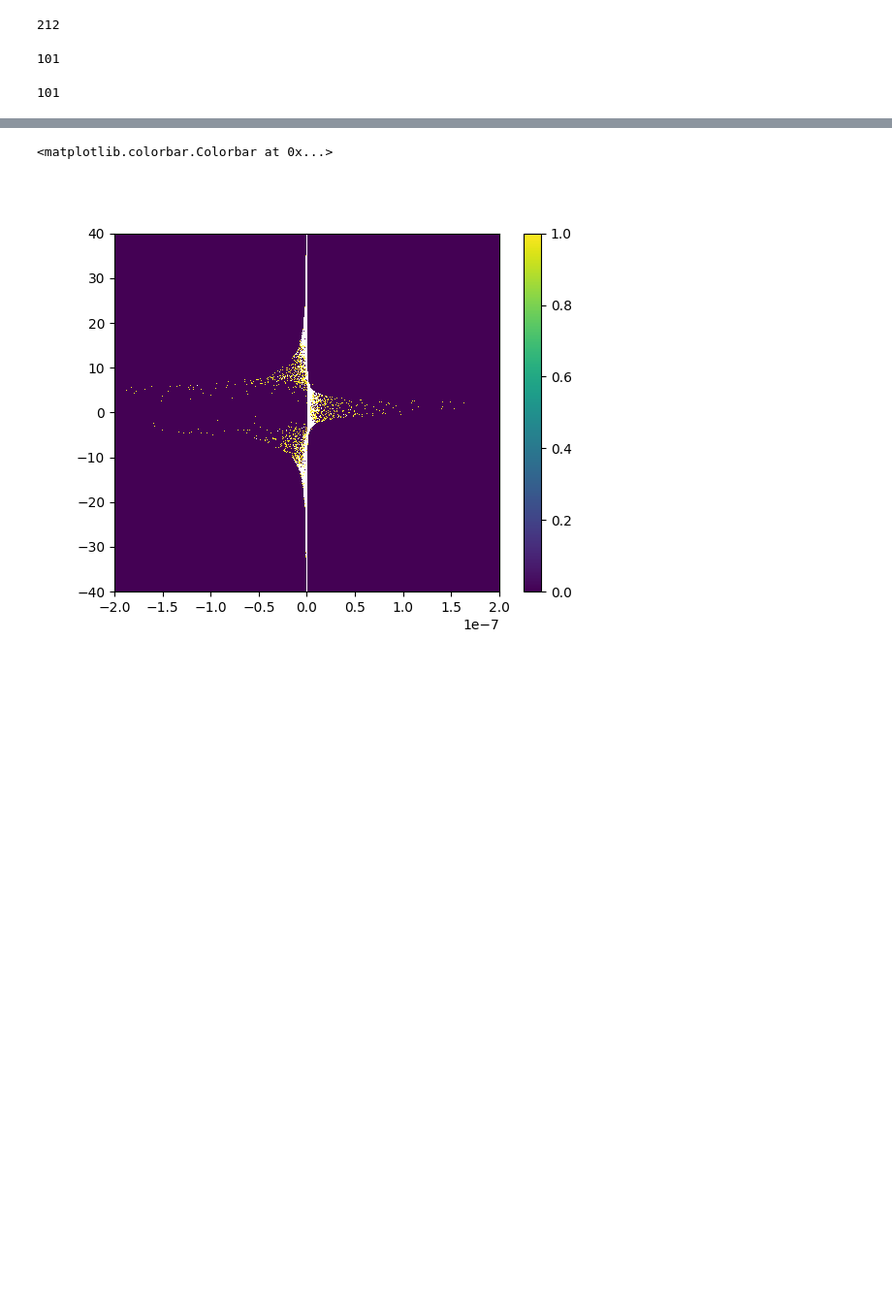
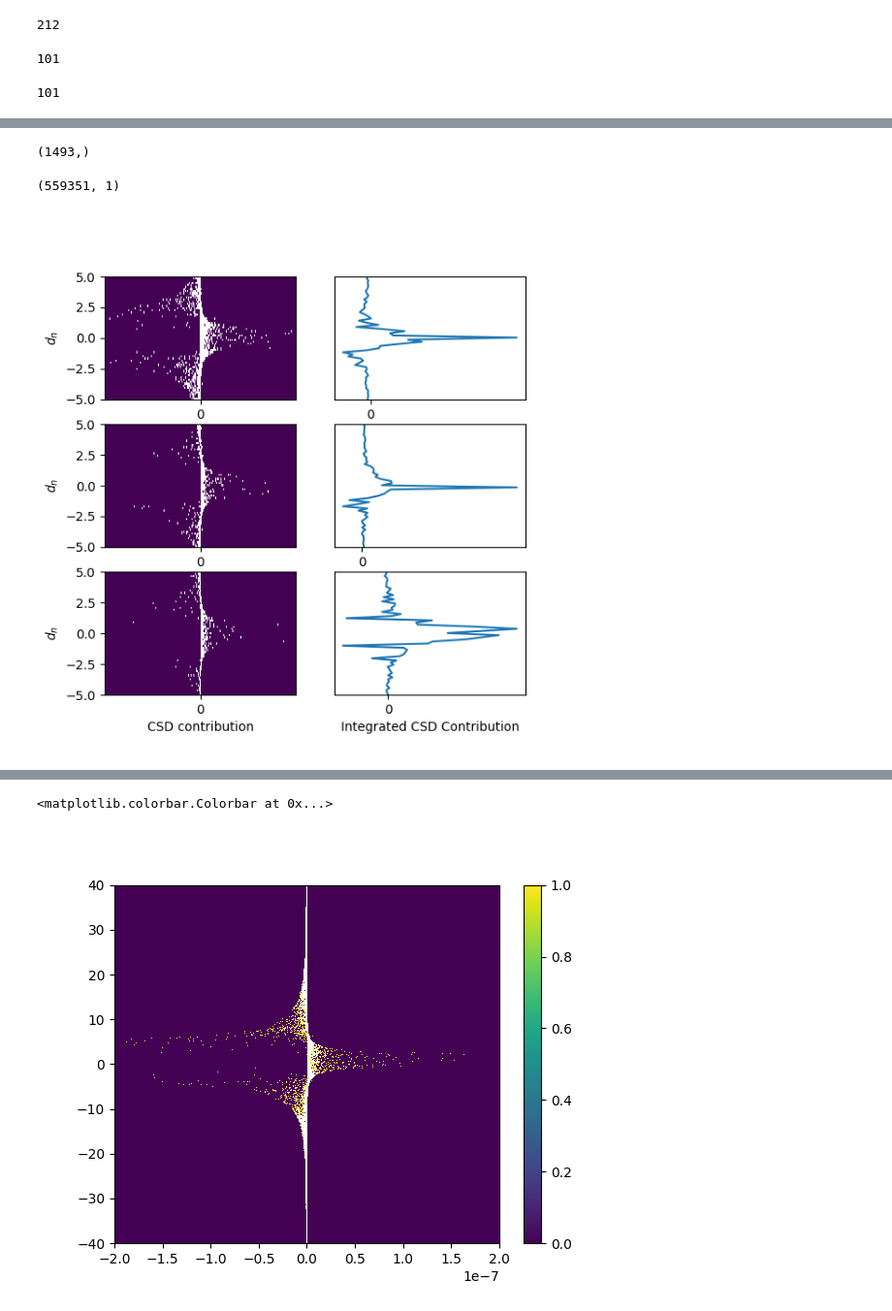
Before and after one commit to joseph-tharayil/csd_paper, a Jupyter notebook: derivativeHistograms.ipynb, the cells around one changed output, grey strips where cells are left out. Shown: that part at 97% size. Saved outputs shown, nothing was run; the diff lists cells and outputs as text; code cells hidden in the pictures; blank space fills up the shorter version.

Commit message:
Updates histograms

```diff
--- a/derivativeHistograms.ipynb
+++ b/derivativeHistograms.ipynb
@@ -84,7 +84,7 @@ array([False])
 # %%
 
 
-electrodeIndices = [10]#[10,50,90]
+electrodeIndices = [10,25,50,75,90]
 allDistances = []
 allCsdCoeffs = []
 
@@ -104,12 +104,7 @@ for electrodeIdx in electrodeIndices:
 
                 node_ids = node_ids[np.isin(node_ids,hex0Ids)]
 
-                if len(node_ids) < 200:
-
-                    newNodeIds = node_ids
-                else:
-
-                    newNodeIds = node_ids[:1]
+                newNodeIds = node_ids
 
                 newPos = getSegmentMidpts(positions[newNodeIds],newNodeIds)
 
@@ -124,9 +119,7 @@ for electrodeIdx in electrodeIndices:
 
                     csdCoeffs.append(f['electrodes']['S1nonbarrel_neurons']['scaling_factors'][offset:offset1,electrodeIdx])
 
-                numFiles += 1
-                if numFiles % 10 == 0:
-                    print(numFiles)
+    print(electrodeIdx)
 
     allCsdCoeffs.append(csdCoeffs)
     allDistances.append(distances)
@@ -147,8 +144,8 @@ len(csdCoeffs[0])
 # %% [output]
 101
 # %%
-distances = allDistances[0]
-csdCoeffs = allCsdCoeffs[0]
+distances = allDistances[1]
+csdCoeffs = allCsdCoeffs[1]
 # %%
 distances = np.array(distances)
 csdCoeffs = np.array(csdCoeffs)
@@ -162,0 +164,60 @@ for c in csdCoeffs[1:]:
+# %%
+distances.shape
+# %% [output]
+(1493,)
+# %%
+newcoeffs.shape
+# %% [output]
+(559351, 1)
+# %%
+plt.figure(figsize=(6,6))
+
+for i in range(3):
+
+    distances = allDistances[i]
+    csdCoeffs = allCsdCoeffs[i]
+
+    distances = np.array(distances)
+    csdCoeffs = np.array(csdCoeffs)
+
+    newDistances = distances[0]
+    for d in distances[1:]:
+        newDistances = np.vstack((newDistances,d))
+
+    newcoeffs = csdCoeffs[0][:,np.newaxis]
+    for c in csdCoeffs[1:]:
+        newcoeffs = np.vstack((newcoeffs,c[:,np.newaxis]))
+
+    if i == 0:
+        plotIdx = [1,2]
+    elif i == 1:
+        plotIdx = [3,4]
+    elif i == 2:
+        plotIdx = [5,6]
+
+    plt.subplot(3,2,plotIdx[0])
+
+    plt.hist2d(newcoeffs[:,0],newDistances[:,0]/20,bins=[10000,1000],cmin=0,cmax=0.5)
+    if i == 2:
+        plt.xlabel('CSD contribution')
+    plt.xticks([0])
+    plt.xlim([-2e-6,2e-6])
+
+    plt.ylabel('$d_n$')
+    plt.ylim([-5,5])
+
+    plt.subplot(3,2,plotIdx[1])
+
+    hist, xbins, ybins = np.histogram2d(newcoeffs[:,0],newDistances[:,0]/20,bins=[10000,1000])
+    xvals = (xbins[1:]+xbins[:-1])/2
+    yvals = (ybins[1:]+ybins[:-1])/2
+
+    plt.plot(np.sum(hist*xvals[:,np.newaxis],axis=0),yvals)
+    plt.ylim([-5,5])
+
+    if i == 2:
+        plt.xlabel('Integrated CSD Contribution')
+    plt.xticks([0])
+    plt.yticks([])
+# %% [output]
+[figure, added]
```
Also changed, not shown: parts of 11 cells of this notebook.
